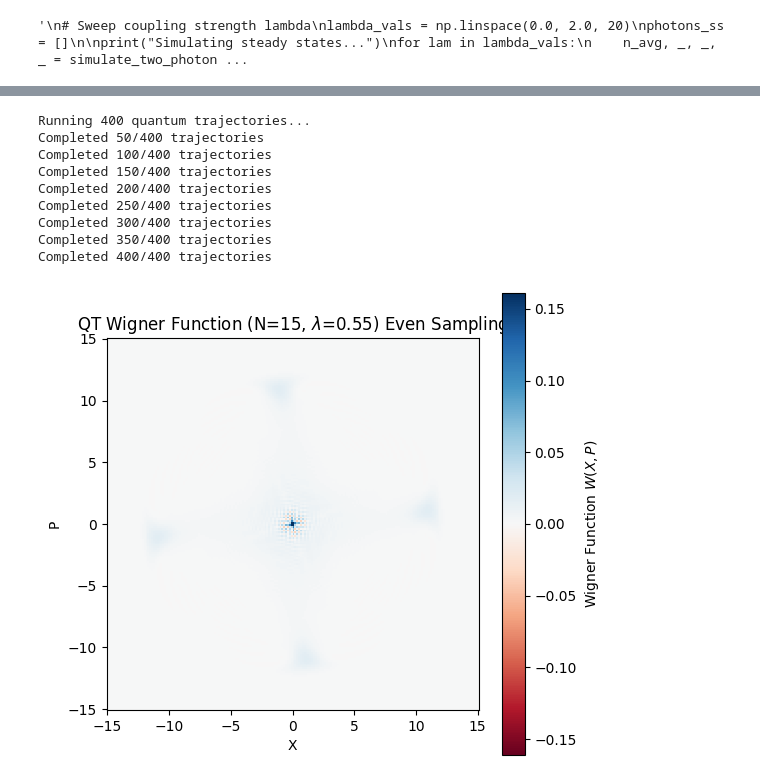
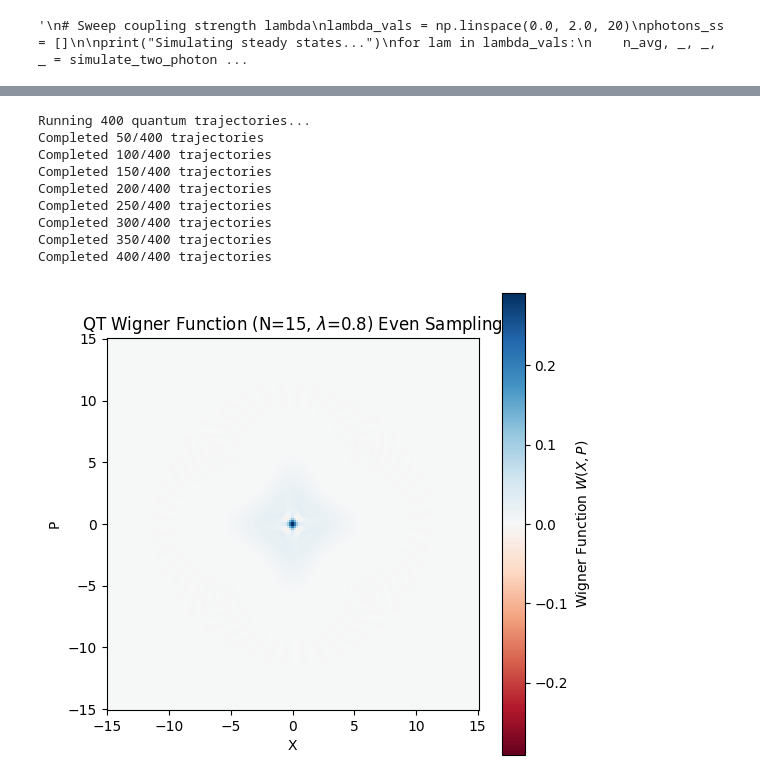
Before and after one commit to IronicOwl/MasterThesisShenanigans, a Jupyter notebook: Lindbladt/fucking_around.ipynb, the cells around one changed output, grey strips where cells are left out. Drawn from its saved outputs; the diff is of its cells as text; code cells hidden in the pictures.

```diff
--- a/Lindbladt/fucking_around.ipynb
+++ b/Lindbladt/fucking_around.ipynb
@@ -154,15 +154,14 @@ def simulate_qt_two_photon_only_even(N, M, wc, wa, kappa_2,gamma, lam, t_max, n_
     Jz = 2*qt.tensor(qt.qeye(M), qt.jmat(j, 'z'))
 
     # 2. Construct the Hamiltonian
-    H_cavity = wc * a.dag() * a
+    H_cavity = wc * a.dag() * a + gamma*(a.dag()**2)*(a**2)
     H_atom = (wa / 2.0) * Jz
     H_int = (lam / N) * Jx * (a.dag()**2 + a**2)
     H = H_cavity + H_atom + H_int
 
     # 3. Construct Jump Operator (Two-photon only)
     L2 = np.sqrt(kappa_2 / N) * (a**2)
-    L3 = np.sqrt(gamma)*(Jx)
-    c_ops = [L2, L3]
+    c_ops = [L2]
 
     # 4. Initialize the approximate steady-state density matrix
     rho_ss_approx = qt.tensor(qt.qzero(M), qt.qzero(dim_spin))
@@ -262,7 +255,7 @@ omega_c = 1.0
 omega_a = 1.0
 k2 = 0.05           # Pure two-photon loss
 gamma = 0.05
-lam_val = 0.55      # Coupling strength
+lam_val = 0.8      # Coupling strength
 t_max = 50.0        # Time to reach steady state (tune based on dynamics)
 n_traj = 400        # Number of trajectories (Paper uses 500 to 3000)
 
@@ -275,31 +268,31 @@ rho_cavity_qt_even_120, P_n_qt_even = simulate_qt_two_photon_only_even(
 # Because plot_wigner_function in your notebook expects the full rho_ss and traces it,
 # you can temporarily modify it to accept rho_cavity directly:
 xvec = np.linspace(-15, 15, 200)
 W = qt.wigner(rho_cavity_qt_even_120, xvec, xvec)
 w_max = np.max(np.abs(W))
 
 plt.figure(figsize=(6, 6))
 
 # 2. Remove vmin=0 and use symmetric bounds for the RdBu colormap
 mesh = plt.pcolormesh(xvec, xvec, W, cmap='RdBu', shading='auto', vmin=-w_max, vmax=w_max)
 
 plt.xlabel('X')
 plt.ylabel('P')
 plt.title(f'QT Wigner Function (N={N_spins}, $\\lambda$={lam_val}) Even Sampling')
 
 # 3. Call plt.colorbar() and pass the mesh object to it
 plt.colorbar(mesh, label='Wigner Function $W(X,P)$')
 
 plt.gca().set_aspect('equal', adjustable='box')
 plt.show()
 # %% [output]
 Running 400 quantum trajectories...
 Completed 50/400 trajectories
 Completed 100/400 trajectories
 Completed 150/400 trajectories
 Completed 200/400 trajectories
 Completed 250/400 trajectories
 Completed 300/400 trajectories
 Completed 350/400 trajectories
 Completed 400/400 trajectories
-[figure, old version]
+[figure, new version]
```
Also changed, not shown: parts of 1 cell of this notebook, 3 other files.
